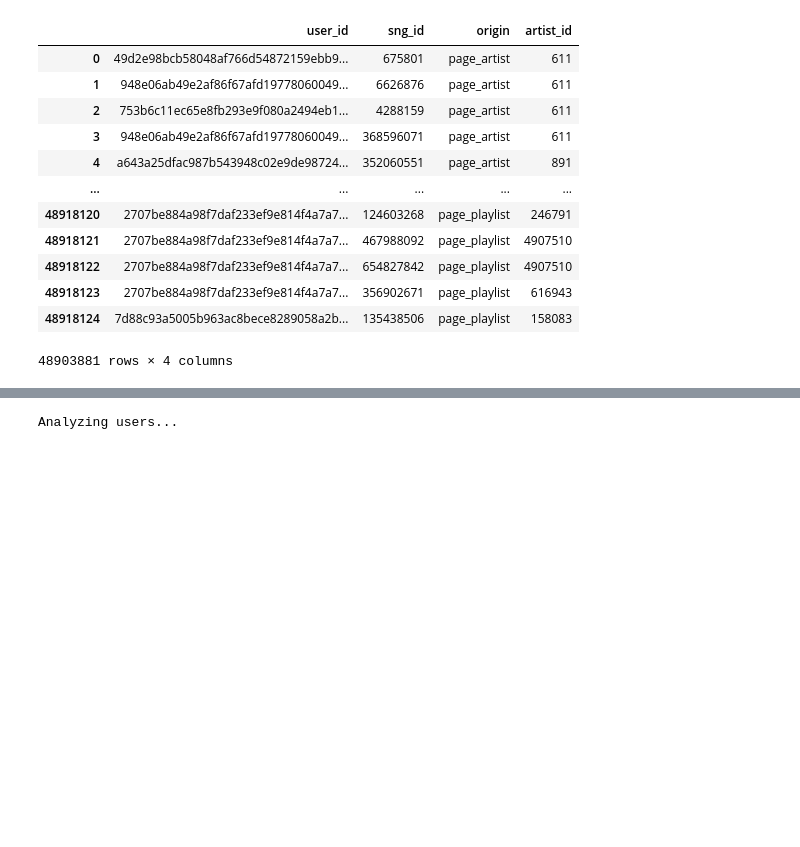
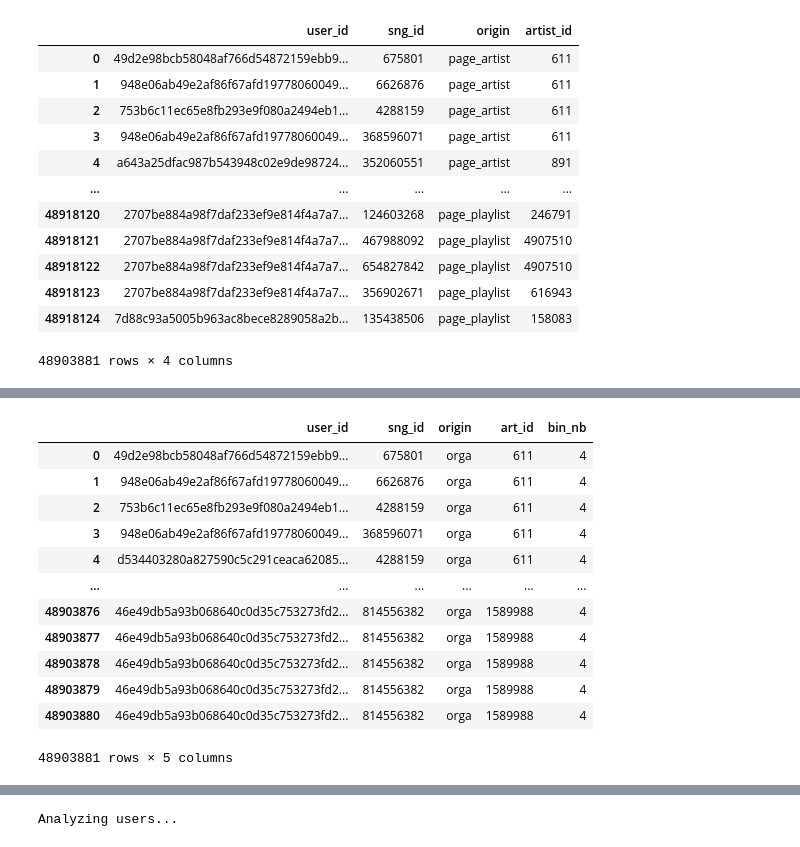
Before and after one commit to QuVil/cmb-recommendation, a Jupyter notebook: src/analysis/mainstream_tests.ipynb, the cells around one changed output, grey strips where cells are left out. Saved outputs shown, nothing was run; the diff lists cells and outputs as text; code cells hidden in the pictures; blank space fills up the shorter version.

```diff
--- a/src/analysis/mainstream_tests.ipynb
+++ b/src/analysis/mainstream_tests.ipynb
@@ -149,2 +162,21 @@ artist_data["recommended"] = artist_data["origin"].map(is_reco)
+# %%
+# Apply ternary origin tag
+data["origin"] = data["origin"].apply(lambda x: is_reco(x))
+
+data
+# %% [output]
+|  | user_id | sng_id | origin | art_id | bin_nb |
+| 0 | 49d2e98bcb58048af766d54872159ebb9... | 675801 | orga | 611 | 4 |
+| 1 | 948e06ab49e2af86f67afd19778060049... | 6626876 | orga | 611 | 4 |
+| 2 | 753b6c11ec65e8fb293e9f080a2494eb1... | 4288159 | orga | 611 | 4 |
+| 3 | 948e06ab49e2af86f67afd19778060049... | 368596071 | orga | 611 | 4 |
+| 4 | d534403280a827590c5c291ceaca62085... | 4288159 | orga | 611 | 4 |
+| ... | ... | ... | ... | ... | ... |
+| 48903876 | 46e49db5a93b068640c0d35c753273fd2... | 814556382 | orga | 1589988 | 4 |
+| 48903877 | 46e49db5a93b068640c0d35c753273fd2... | 814556382 | orga | 1589988 | 4 |
+| 48903878 | 46e49db5a93b068640c0d35c753273fd2... | 814556382 | orga | 1589988 | 4 |
+| 48903879 | 46e49db5a93b068640c0d35c753273fd2... | 814556382 | orga | 1589988 | 4 |
+| 48903880 | 46e49db5a93b068640c0d35c753273fd2... | 814556382 | orga | 1589988 | 4 |
+48903881 rows × 5 columns
 # %%
 # Computing % of recommended to organic plays in each mainstream bin
```
Also changed, not shown: parts of 14 cells of this notebook, 1 other file.
